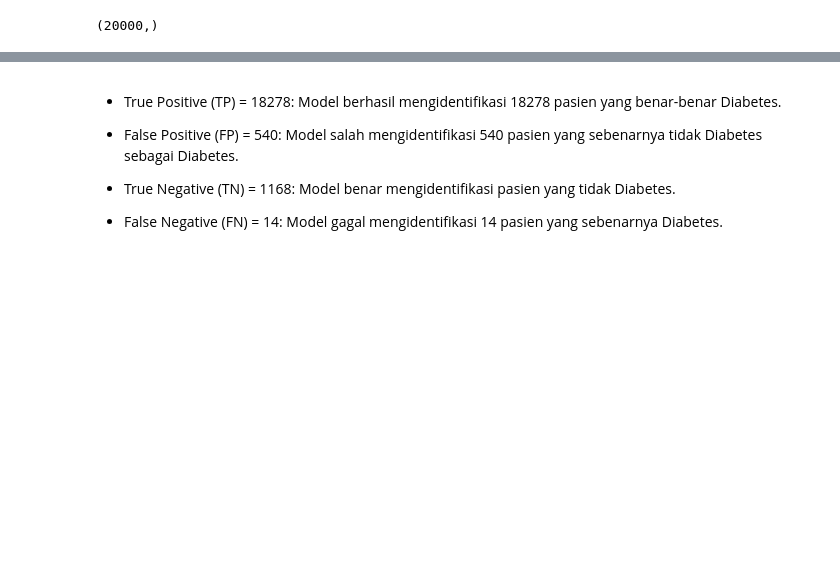
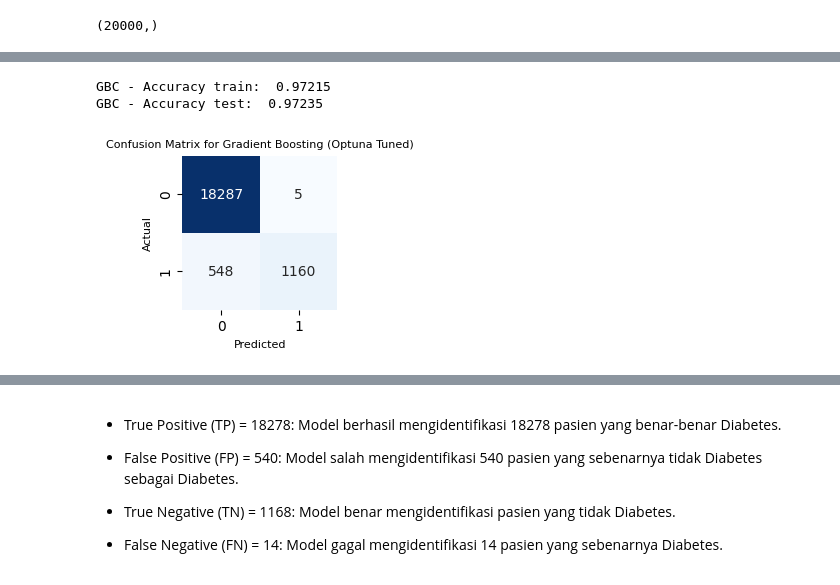
Before and after one commit to aprizal543/Prediksi_DiabetesV2, a Jupyter notebook: Prediks_DiabetesV2.ipynb, the cells around one changed output, grey strips where cells are left out. Cells and saved outputs as stored; diff of their text form; code cells hidden in the pictures; blank space fills up the shorter version.

```diff
--- a/Prediks_DiabetesV2.ipynb
+++ b/Prediks_DiabetesV2.ipynb
@@ -255,3 +320,34 @@ print(summary_df)
+# %%
+# Gunakan Best parameter dari GBC
+best_param_gbc = {'n_estimators': 154, 'learning_rate': 0.022681228871810392, 'max_depth': 6, 'min_samples_split': 19, 'min_samples_leaf': 12, 'subsample': 0.7843030874205006}
+
+# Membuat model GBC dengan best parameter
+gbc_model = GradientBoostingClassifier(
+    n_estimators=best_param_gbc['n_estimators'],
+    learning_rate=best_param_gbc['learning_rate'],
+    max_depth=best_param_gbc['max_depth'],
+    min_samples_split=best_param_gbc['min_samples_split'],
+    min_samples_leaf=best_param_gbc['min_samples_leaf'],
+    subsample=best_param_gbc['subsample']
+)
+
+# Melatih model pada data pelatihan
+gbc_model.fit(X_train, y_train)
+
+# Melakukan prediksi pada data pelatihan dan uji
+y_pred_train = gbc_model.predict(X_train)
+y_pred_test = gbc_model.predict(X_test)
+
+# Evaluasi akurasi model
+accuracy_train_gbc = accuracy_score(y_train, y_pred_train)
+accuracy_test_gbc = accuracy_score(y_test, y_pred_test)
+
+# Menampilkan hasil akurasi
+print("GBC - Accuracy train: ",accuracy_train_gbc )
+print("GBC - Accuracy test: ",accuracy_test_gbc )
+# %% [output]
+GBC - Accuracy train:  0.97215
+GBC - Accuracy test:  0.97235
 # %%
 # Membuat fungsi untuk menampilkan Confusion Matrix
 def plot_confusion_matrix(cm, model_name):
@@ -261,6 +357,15 @@ def plot_confusion_matrix(cm, model_name):
     plt.ylabel('Actual', fontsize=8)
     plt.xlabel('Predicted', fontsize=8)
     plt.show()
+# %%
+
+# Calculate the confusion matrix for the GBC model with best parameters
+gbc_optuna_cm = confusion_matrix(y_test, y_pred_test)
+
+# Plot the confusion matrix
+plot_confusion_matrix(gbc_optuna_cm, 'Gradient Boosting (Optuna Tuned)')
+# %% [output]
+[figure, added]
 # %%
 # Tampilkan Confusion Matrix untuk AdaBoost
 mlp_cm = results['Multilayer Perceptron (MLP)']['Confusion Matrix']
```
Also changed, not shown: parts of 7 cells of this notebook.
